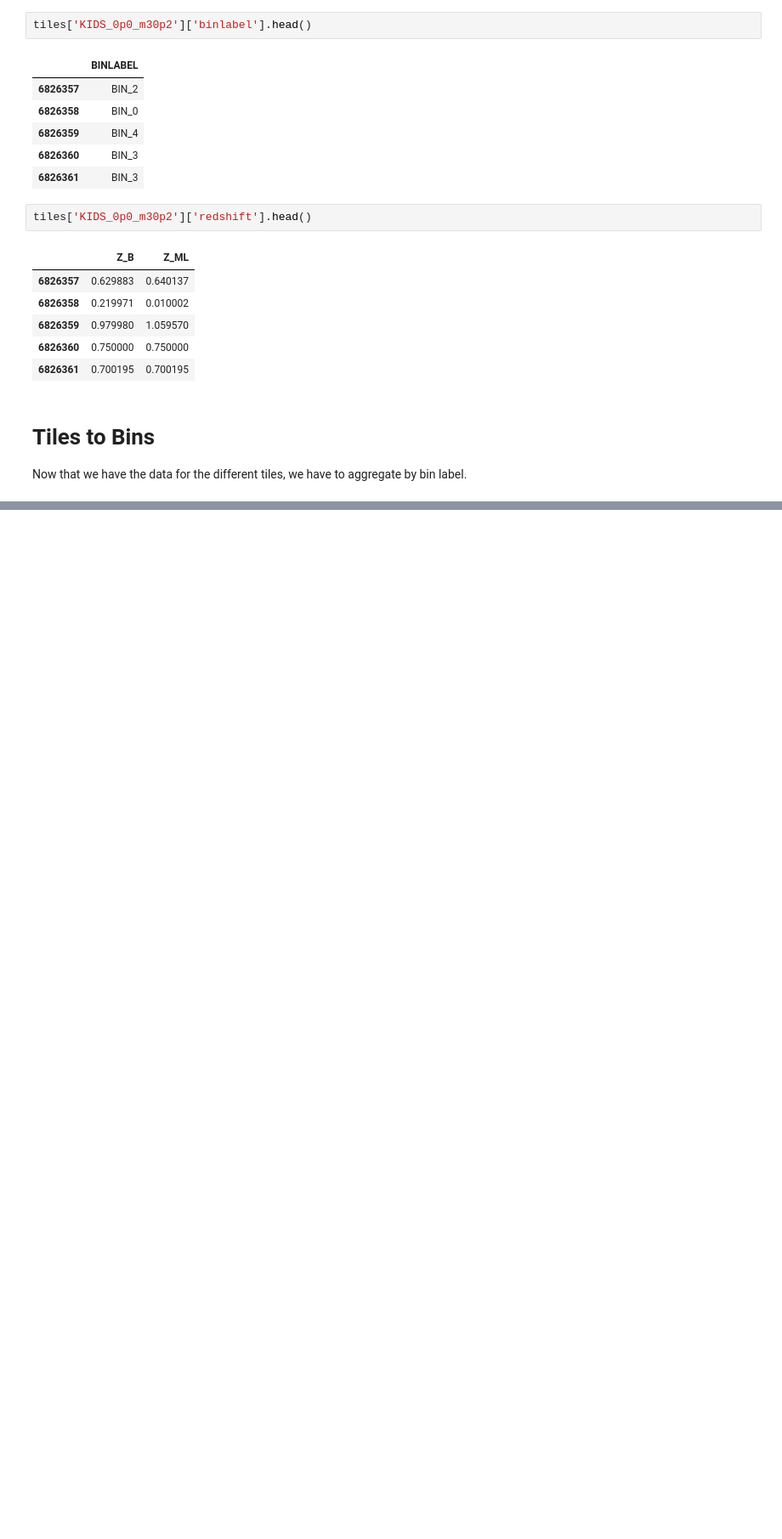
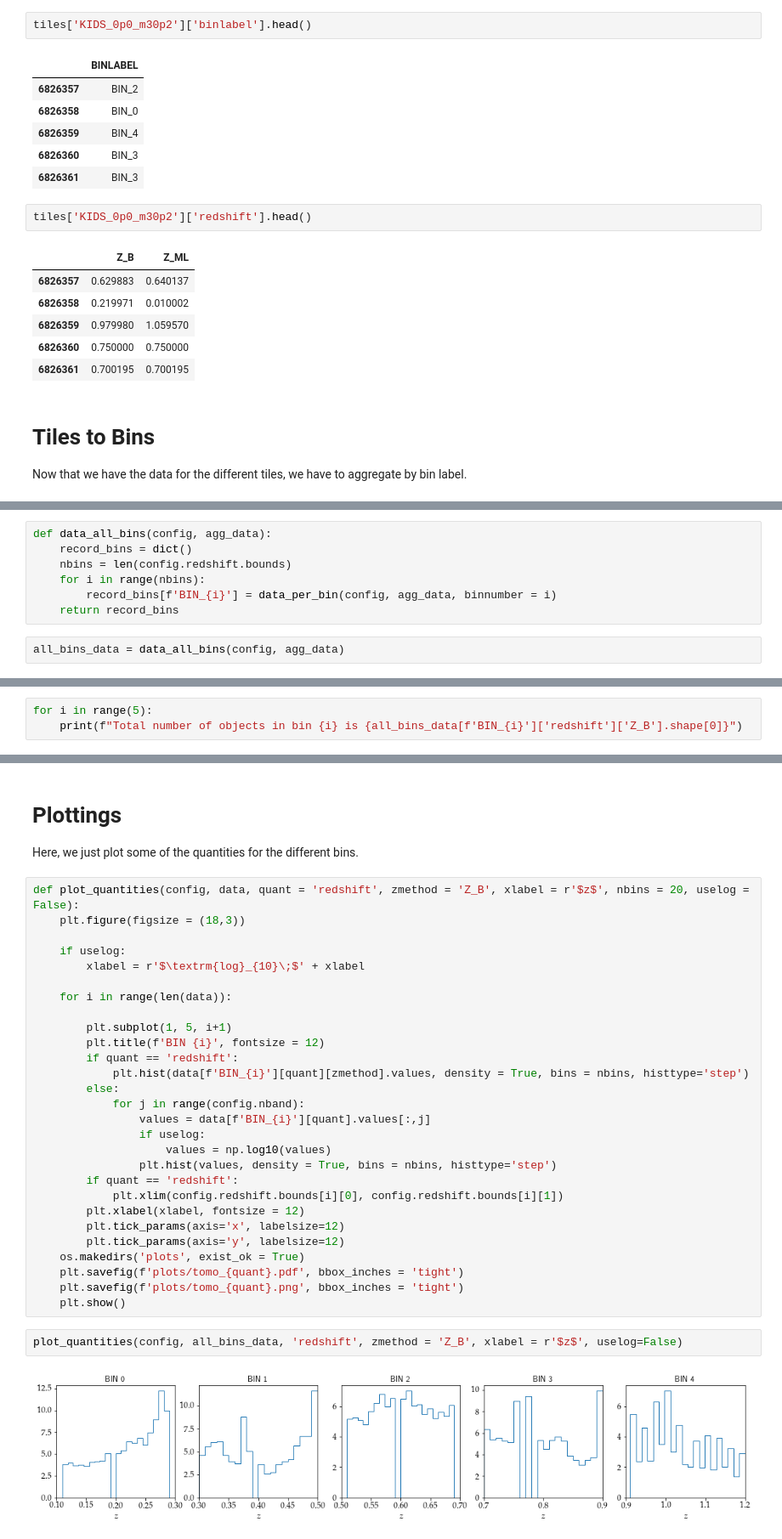
Before and after one commit to Harry45/BHM-nz, a Jupyter notebook: bhm/test-functions.ipynb, the cells around one changed output, grey strips where cells are left out. Shown at 85% size. Saved outputs shown, nothing was run; the diff lists cells and outputs as text; blank space fills up the shorter version.

```diff
--- a/bhm/test-functions.ipynb
+++ b/bhm/test-functions.ipynb
@@ -253,0 +246,9 @@ info_bin_0['mag']
+# %%
+def data_all_bins(config, agg_data):
+    record_bins = dict()
+    nbins = len(config.redshift.bounds)
+    for i in range(nbins):
+        record_bins[f'BIN_{i}'] = data_per_bin(config, agg_data, binnumber = i)
+    return record_bins
+# %%
+all_bins_data = data_all_bins(config, agg_data)
@@ -253,0 +257,3 @@ info_bin_0['mag']
+# %%
+for i in range(5):
+    print(f"Total number of objects in bin {i} is {all_bins_data[f'BIN_{i}']['redshift']['Z_B'].shape[0]}")
@@ -253,0 +270,36 @@ info_bin_0['mag']
+# %% [markdown]
+# Plottings
+
+Here, we just plot some of the quantities for the different bins.
+# %%
+def plot_quantities(config, data, quant = 'redshift', zmethod = 'Z_B', xlabel = r'$z$', nbins = 20, uselog = False):
+    plt.figure(figsize = (18,3))
+
+    if uselog:
+        xlabel = r'$\textrm{log}_{10}\;$' + xlabel
+
+    for i in range(len(data)):
+
+        plt.subplot(1, 5, i+1)
+        plt.title(f'BIN {i}', fontsize = 12)
+        if quant == 'redshift':
+            plt.hist(data[f'BIN_{i}'][quant][zmethod].values, density = True, bins = nbins, histtype='step')
+        else:
+            for j in range(config.nband):
+                values = data[f'BIN_{i}'][quant].values[:,j]
+                if uselog:
+                    values = np.log10(values)
+                plt.hist(values, density = True, bins = nbins, histtype='step')
+        if quant == 'redshift':
+            plt.xlim(config.redshift.bounds[i][0], config.redshift.bounds[i][1])
+        plt.xlabel(xlabel, fontsize = 12)
+        plt.tick_params(axis='x', labelsize=12)
+        plt.tick_params(axis='y', labelsize=12)
+    os.makedirs('plots', exist_ok = True)
+    plt.savefig(f'plots/tomo_{quant}.pdf', bbox_inches = 'tight')
+    plt.savefig(f'plots/tomo_{quant}.png', bbox_inches = 'tight')
+    plt.show()
+# %%
+plot_quantities(config, all_bins_data, 'redshift', zmethod = 'Z_B', xlabel = r'$z$', uselog=False)
+# %% [output]
+[figure, added]
```
Also changed, not shown: parts of 19 cells of this notebook, 7 other files.
